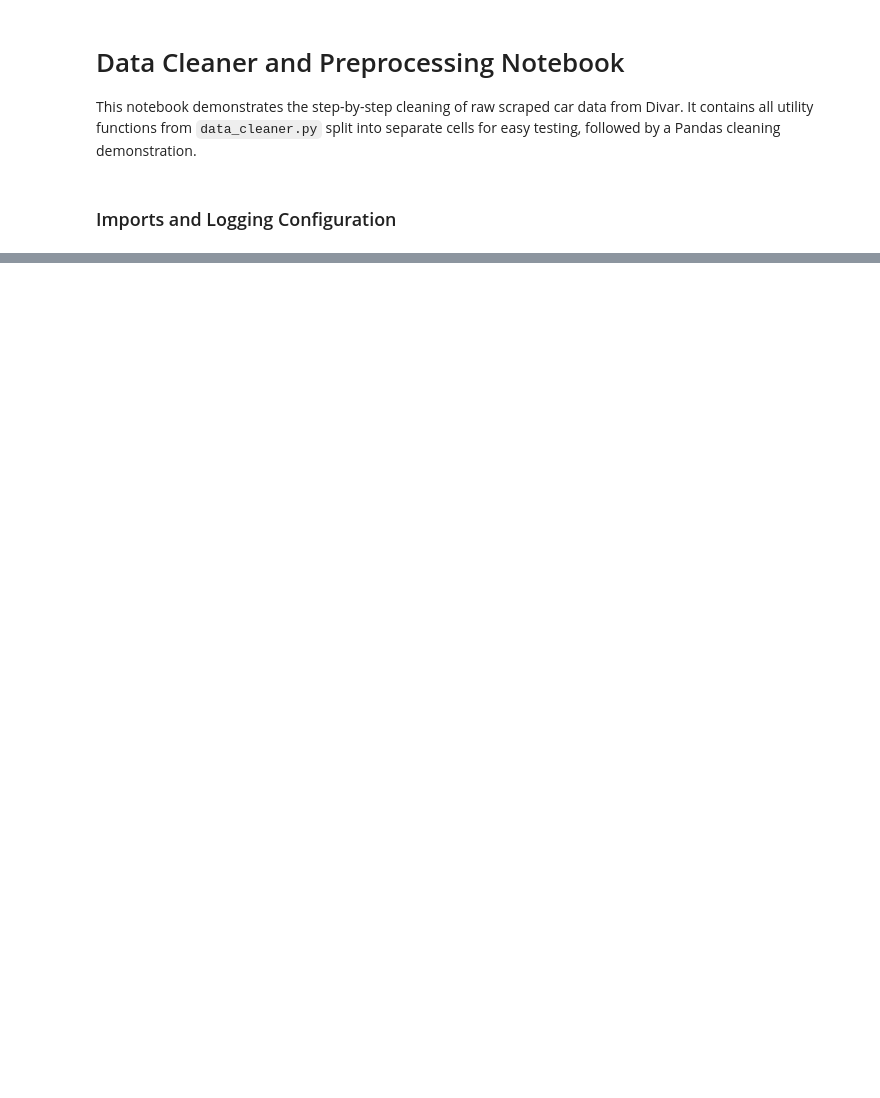
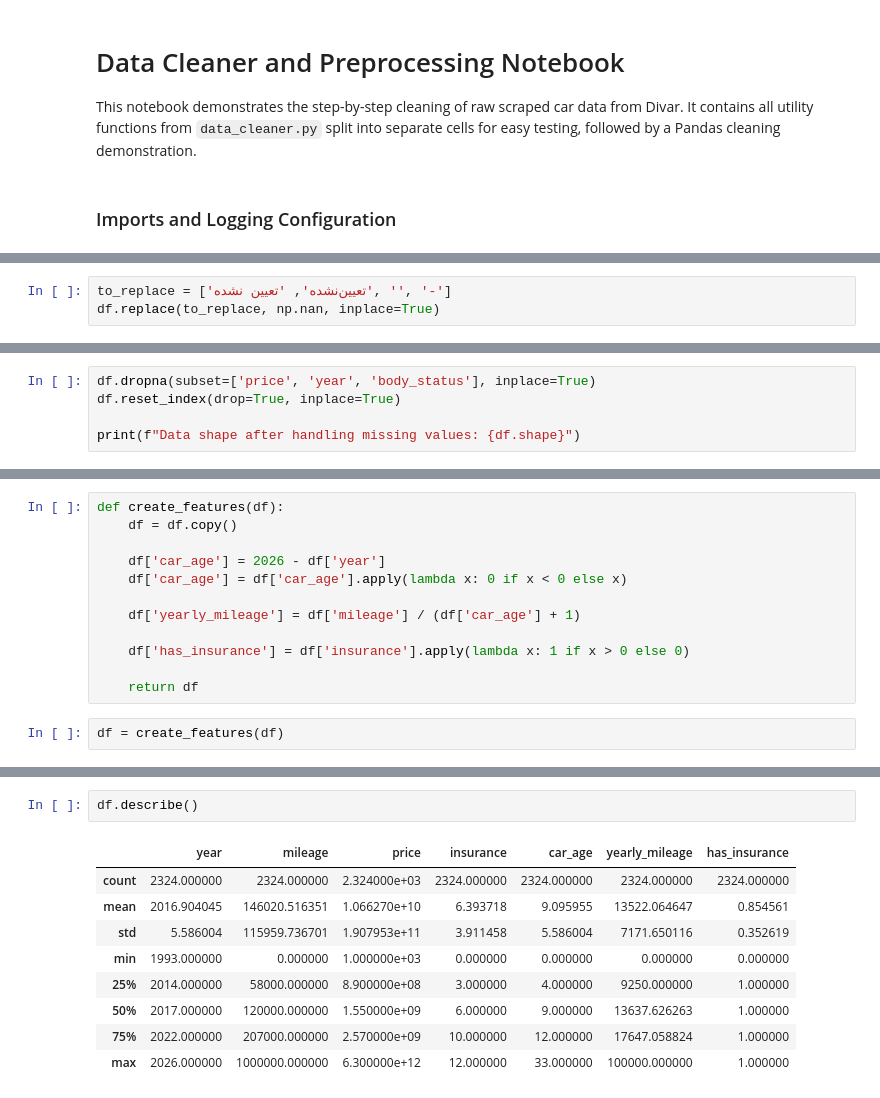
Before and after one commit to MAA5524/NeuroFuzzy-Car-Advisor, a Jupyter notebook: scraper/data_cleaner.ipynb, the cells around one changed output, grey strips where cells are left out. Cells and saved outputs as stored; diff of their text form; blank space fills up the shorter version.

```diff
--- a/scraper/data_cleaner.ipynb
+++ b/scraper/data_cleaner.ipynb
@@ -369,0 +260,3 @@ else:
+# %%
+to_replace = ['تعیین‌نشده', 'تعیین نشده', '', '-']
+df.replace(to_replace, np.nan, inplace=True)
@@ -369,0 +321,5 @@ else:
+# %%
+df.dropna(subset=['price', 'year', 'body_status'], inplace=True)
+df.reset_index(drop=True, inplace=True)
+
+print(f"Data shape after handling missing values: {df.shape}")
@@ -369,0 +339,14 @@ else:
+# %%
+def create_features(df):
+    df = df.copy()
+
+    df['car_age'] = 2026 - df['year']
+    df['car_age'] = df['car_age'].apply(lambda x: 0 if x < 0 else x)
+
+    df['yearly_mileage'] = df['mileage'] / (df['car_age'] + 1)
+
+    df['has_insurance'] = df['insurance'].apply(lambda x: 1 if x > 0 else 0)
+
+    return df
+# %%
+df = create_features(df)
@@ -369,0 +362,12 @@ else:
+# %%
+df.describe()
+# %% [output]
+|  | year | mileage | price | insurance | car_age | yearly_mileage | has_insurance |
+| count | 2324.000000 | 2324.000000 | 2.324000e+03 | 2324.000000 | 2324.000000 | 2324.000000 | 2324.000000 |
+| mean | 2016.904045 | 146020.516351 | 1.066270e+10 | 6.393718 | 9.095955 | 13522.064647 | 0.854561 |
+| std | 5.586004 | 115959.736701 | 1.907953e+11 | 3.911458 | 5.586004 | 7171.650116 | 0.352619 |
+| min | 1993.000000 | 0.000000 | 1.000000e+03 | 0.000000 | 0.000000 | 0.000000 | 0.000000 |
+| 25% | 2014.000000 | 58000.000000 | 8.900000e+08 | 3.000000 | 4.000000 | 9250.000000 | 1.000000 |
+| 50% | 2017.000000 | 120000.000000 | 1.550000e+09 | 6.000000 | 9.000000 | 13637.626263 | 1.000000 |
+| 75% | 2022.000000 | 207000.000000 | 2.570000e+09 | 10.000000 | 12.000000 | 17647.058824 | 1.000000 |
+| max | 2026.000000 | 1000000.000000 | 6.300000e+12 | 12.000000 | 33.000000 | 100000.000000 | 1.000000 |
```
Also changed, not shown: parts of 60 cells of this notebook, 8 other files.
